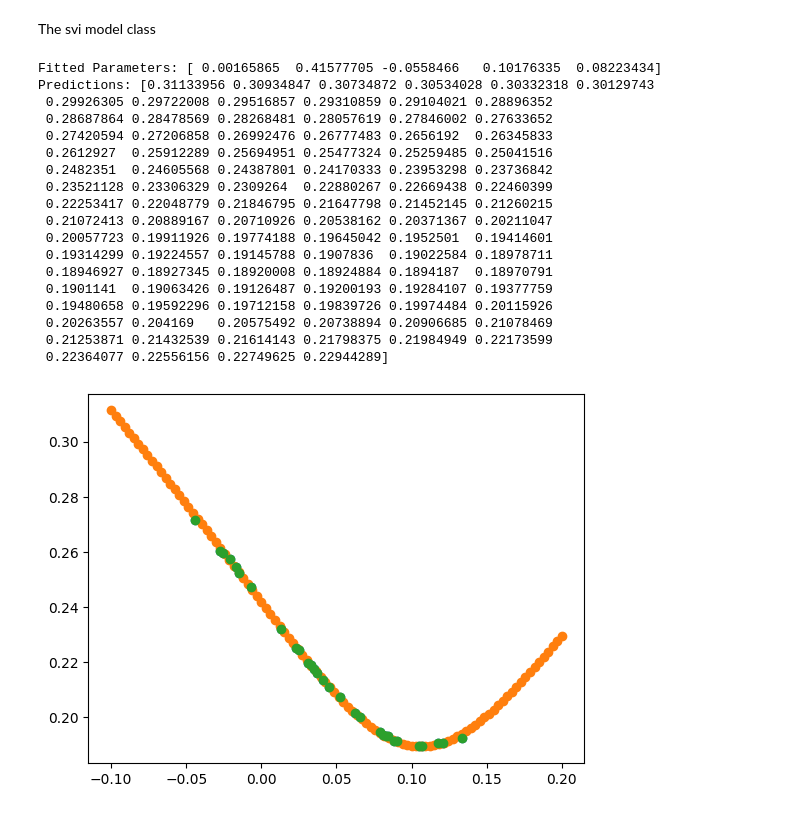
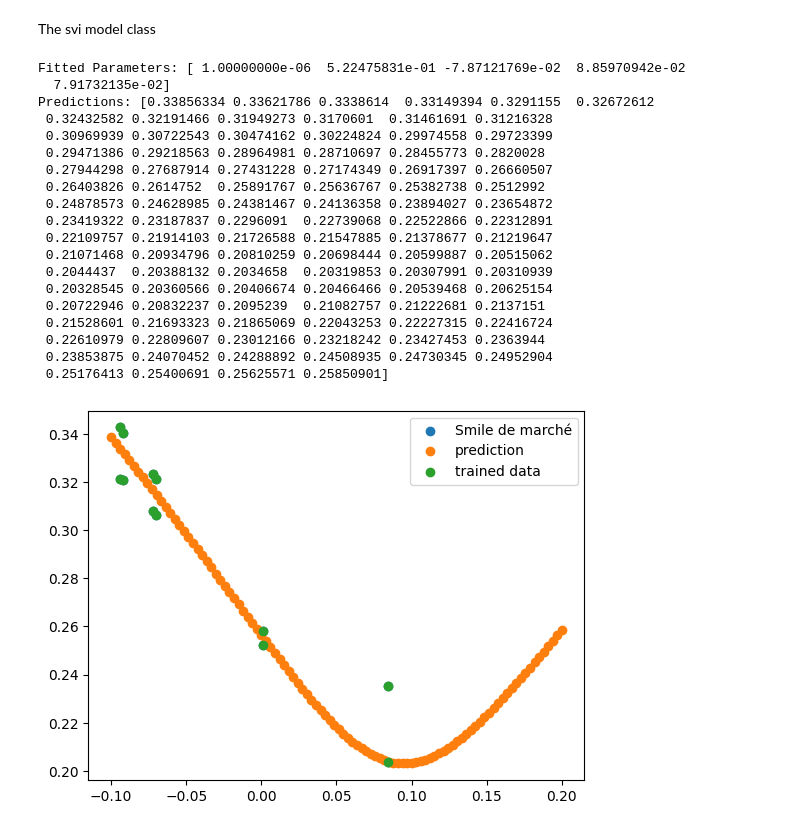
Before and after one commit to Paul-Pelletier/Financial-modelling-sandbox, a Jupyter notebook: SVI fit notebook.ipynb, the cells around one changed output. Drawn from its saved outputs; the diff is of its cells as text; code cells hidden in the pictures.

```diff
--- a/SVI fit notebook.ipynb
+++ b/SVI fit notebook.ipynb
@@ -20,7 +20,7 @@ data = pd.read_csv("raw_data.csv", sep=";", converters=converters)
 
 # Access the unique values of 'DTE' column
 unique = pd.unique(data['DTE'])
-expiry = unique[15]
+expiry = unique[7]
 print(unique)
 # %% [output]
 [2.70000e-01 2.27000e+00 5.27000e+00 7.27000e+00 9.27000e+00 1.22700e+01
@@ -57,19 +57,19 @@ The datas selection
 upper = 1.10
 lower = 0.90
 
-moneyness = np.log(np.array(moneyness))
-IV_selection_calls = iv_call[np.where((moneyness <= 1) & (moneyness >= lower))]
-IV_selection_puts = iv_put[np.where((moneyness >= 1) & (moneyness <= upper))]
-moneyness_train_calls = moneyness[np.where((moneyness <= 1) & (moneyness >= lower))]
-moneyness_train_puts = moneyness[np.where((moneyness >= 1) & (moneyness <= upper))]
-volume_calls = call_volume[np.where((moneyness <= 1) & (moneyness >= lower))]
-volume_puts = put_volume[np.where((moneyness >= 1) & (moneyness <= upper))]
+moneyness = np.array(moneyness)
+IV_selection_calls = iv_call[np.where((moneyness <= upper) & (moneyness >= lower))]
+IV_selection_puts = iv_put[np.where((moneyness >= lower) & (moneyness <= upper))]
+moneyness_train_calls = moneyness[np.where((moneyness <= upper) & (moneyness >= lower))]
+moneyness_train_puts = moneyness[np.where((moneyness >= lower) & (moneyness <= upper))]
+volume_calls = call_volume[np.where((moneyness <= upper) & (moneyness >= lower))]
+volume_puts = put_volume[np.where((moneyness >= lower) & (moneyness <= upper))]
 
 moneyness_train = np.concatenate((moneyness_train_calls, moneyness_train_puts))
 iv_train = np.concatenate((IV_selection_calls,IV_selection_puts))
 volume_train = np.concatenate((volume_calls, volume_puts))
 
-print(moneyness_train, "Log moneyness simple Log(S/K)")
+print(moneyness_train, "simple moneyness simple Log(S/K)")
 print(iv_train, "IV sur calls et puts en fonction de la moneyness")
 print(volume_train, "Volume")
 plt.scatter(moneyness_train, iv_train, label = "Smile de marché")
@@ -167,42 +161,44 @@ class SVIModel:
         return np.sqrt(self.svi(log_moneyness, a, b, rho, m, sigma))
 # %%
 data = {
-        'log_moneyness': moneyness_train,
+        'log_moneyness': np.log(moneyness_train),
         'implied_volatility': iv_train,
         'volume': volume_train
     }
 train_data = pd.DataFrame(data)
 # Volume weights
 volume_weights = train_data['volume'].values / train_data['volume'].sum()
 # Fit SVI model
 svi_model = SVIModel()
 plt.scatter(data["log_moneyness"], data["implied_volatility"], label = "Smile de marché")
 svi_model.fit(train_data, volume_weights=volume_weights)
 
 # Predict implied volatilities
 log_moneyness_test = np.linspace(-0.10, 0.2, 100)
 predictions = svi_model.predict(log_moneyness_test)
-plt.scatter(log_moneyness_test, predictions)
-plt.scatter(moneyness_train, iv_train)
+plt.scatter(log_moneyness_test, predictions, label = "prediction")
+plt.scatter(np.log(moneyness_train), iv_train, label = "trained data")
+plt.legend()
 print("Fitted Parameters:", svi_model.params)
 print("Predictions:", predictions)
 # %% [output]
-Fitted Parameters: [ 0.00165865  0.41577705 -0.0558466   0.10176335  0.08223434]
-Predictions: [0.31133956 0.30934847 0.30734872 0.30534028 0.30332318 0.30129743
- 0.29926305 0.29722008 0.29516857 0.29310859 0.29104021 0.28896352
- 0.28687864 0.28478569 0.28268481 0.28057619 0.27846002 0.27633652
- 0.27420594 0.27206858 0.26992476 0.26777483 0.2656192  0.26345833
- 0.2612927  0.25912289 0.25694951 0.25477324 0.25259485 0.25041516
- 0.2482351  0.24605568 0.24387801 0.24170333 0.23953298 0.23736842
- 0.23521128 0.23306329 0.2309264  0.22880267 0.22669438 0.22460399
- 0.22253417 0.22048779 0.21846795 0.21647798 0.21452145 0.21260215
- 0.21072413 0.20889167 0.20710926 0.20538162 0.20371367 0.20211047
- 0.20057723 0.19911926 0.19774188 0.19645042 0.1952501  0.19414601
- 0.19314299 0.19224557 0.19145788 0.1907836  0.19022584 0.18978711
- 0.18946927 0.18927345 0.18920008 0.18924884 0.1894187  0.18970791
- 0.1901141  0.19063426 0.19126487 0.19200193 0.19284107 0.19377759
- 0.19480658 0.19592296 0.19712158 0.19839726 0.19974484 0.20115926
- 0.20263557 0.204169   0.20575492 0.20738894 0.20906685 0.21078469
- 0.21253871 0.21432539 0.21614143 0.21798375 0.21984949 0.22173599
- 0.22364077 0.22556156 0.22749625 0.22944289]
+Fitted Parameters: [ 1.00000000e-06  5.22475831e-01 -7.87121769e-02  8.85970942e-02
+  7.91732135e-02]
+Predictions: [0.33856334 0.33621786 0.3338614  0.33149394 0.3291155  0.32672612
+ 0.32432582 0.32191466 0.31949273 0.3170601  0.31461691 0.31216328
+ 0.30969939 0.30722543 0.30474162 0.30224824 0.29974558 0.29723399
+ 0.29471386 0.29218563 0.28964981 0.28710697 0.28455773 0.2820028
+ 0.27944298 0.27687914 0.27431228 0.27174349 0.26917397 0.26660507
+ 0.26403826 0.2614752  0.25891767 0.25636767 0.25382738 0.2512992
+ 0.24878573 0.24628985 0.24381467 0.24136358 0.23894027 0.23654872
+ 0.23419322 0.23187837 0.2296091  0.22739068 0.22522866 0.22312891
+ 0.22109757 0.21914103 0.21726588 0.21547885 0.21378677 0.21219647
+ 0.21071468 0.20934796 0.20810259 0.20698444 0.20599887 0.20515062
+ 0.2044437  0.20388132 0.2034658  0.20319853 0.20307991 0.20310939
+ 0.20328545 0.20360566 0.20406674 0.20466466 0.20539468 0.20625154
+ 0.20722946 0.20832237 0.2095239  0.21082757 0.21222681 0.2137151
+ 0.21528601 0.21693323 0.21865069 0.22043253 0.22227315 0.22416724
+ 0.22610979 0.22809607 0.23012166 0.23218242 0.23427453 0.2363944
+ 0.23853875 0.24070452 0.24288892 0.24508935 0.24730345 0.24952904
+ 0.25176413 0.25400691 0.25625571 0.25850901]
-[figure, old version]
+[figure, new version]
```
Also changed, not shown: parts of 2 cells of this notebook.
